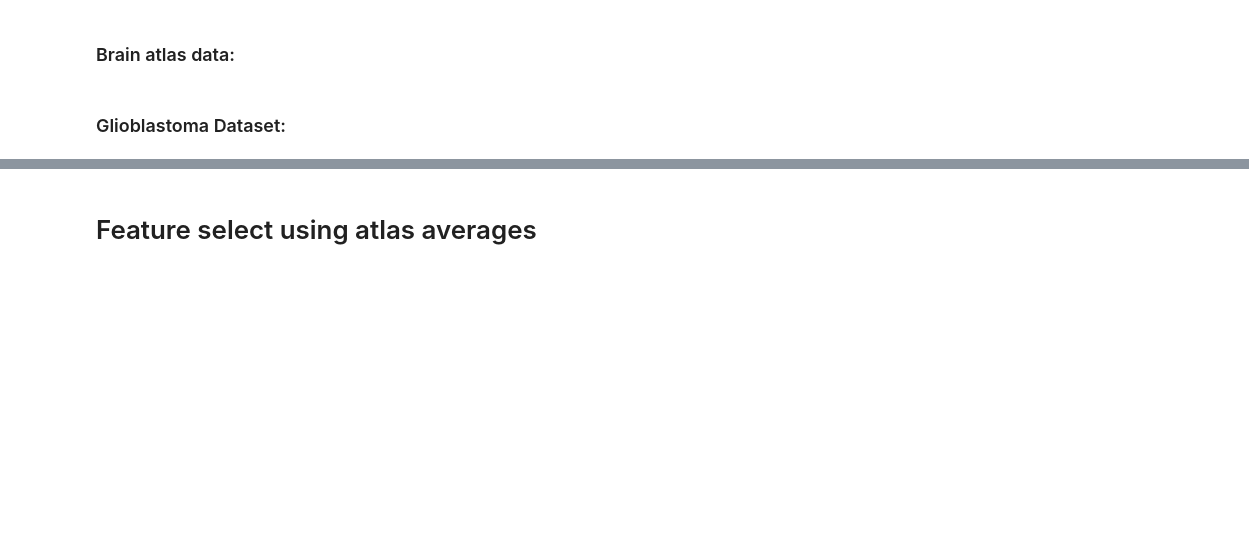
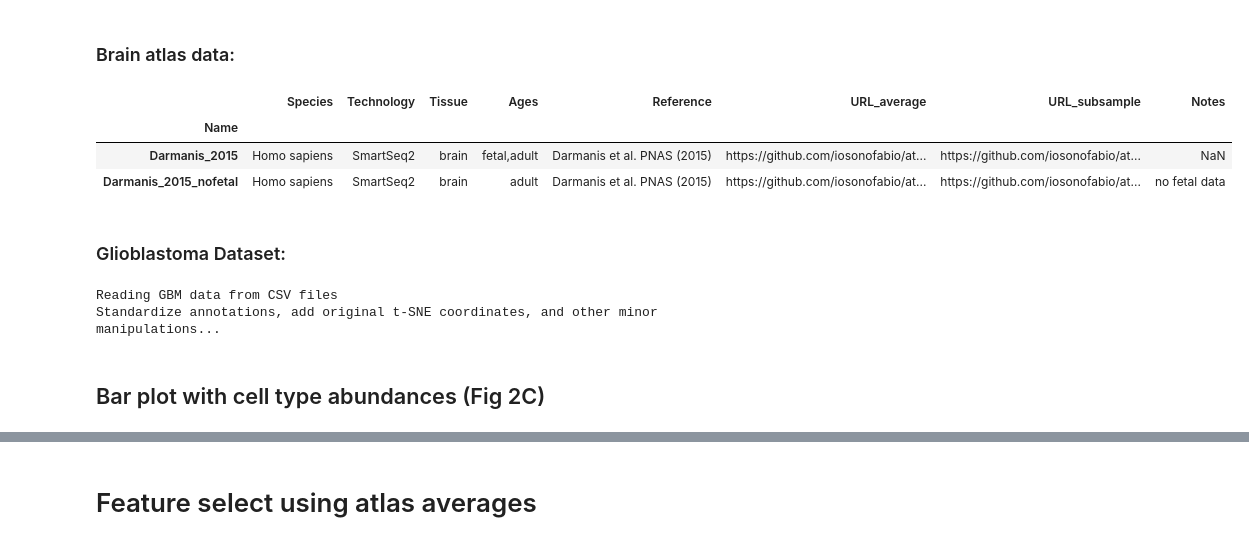
Before and after one commit to BojkArth/northstar_analysis, a Jupyter notebook: Northstar_BrainAtlas.ipynb, the cells around one changed output, grey strips where cells are left out. Drawn from its saved outputs; the diff is of its cells as text; code cells hidden in the pictures; blank space fills up the shorter version.

```diff
--- a/Northstar_BrainAtlas.ipynb
+++ b/Northstar_BrainAtlas.ipynb
@@ -26,9 +38,14 @@ import get_timestamp as time
 # %% [markdown]
 ### Brain atlas data:
 # %%
-no = noa.northstar.fetch_atlas.AtlasFetcher()
+no = northstar.fetch_atlas.AtlasFetcher()
 AT = no.list_atlases()
 AT[AT.index.str.contains('Darmanis')]
+# %% [output]
+|  | Species | Technology | Tissue | Ages | Reference | URL_average | URL_subsample | Notes |
+| Name |  |  |  |  |  |  |  |  |
+| Darmanis_2015 | Homo sapiens | SmartSeq2 | brain | fetal,adult | Darmanis et al. PNAS (2015) | https://github.com/iosonofabio/at... | https://github.com/iosonofabio/at... | NaN |
+| Darmanis_2015_nofetal | Homo sapiens | SmartSeq2 | brain | adult | Darmanis et al. PNAS (2015) | https://github.com/iosonofabio/at... | https://github.com/iosonofabio/at... | no fetal data |
 # %%
 atlas_avg = no.fetch_atlas('Darmanis_2015_nofetal',kind='average') # fetch average gene expression without fetal cells
 atlas_sub = no.fetch_atlas('Darmanis_2015_nofetal',kind='subsample') # fetch random subset of cells per class (without fetal cells)
@@ -39,11 +56,13 @@ atlas_sub_counttable = atlas_sub['counts']
 # %% [markdown]
 ### Glioblastoma Dataset:
 # %%
-#savedir_init = '/home/bojk/Data/SA_data/' #linux
-savedir_init = '/Users/bojk/Google Drive/QuakeLab/NorthStar/' # mac
-loaddir = savedir_init+'GBM_data_and_metadata/'
+# GBM data folder
+gbmdir = savedir_init+'GBM_data_and_metadata/'
+
 # only download if this is the first time running this notebook:
-if not os.path.exists(loaddir):
+if not os.path.exists(gbmdir):
+    print('Downloading GBM raw data...')
+
     #darmanis glioblastoma (GBM) dataset (to annotate based on brain atlas)
     url = 'http://storage.googleapis.com/gbmseqrawdata/rawData.zip'
 
@@ -58,8 +77,11 @@ if not os.path.exists(loaddir):
     for f in files:
         print(f)
 
+    print('Extracting GBM data from ZIP archive...')
     for item in [1,2,3,4]:
         zipfile.extract(files[item],path=savedir_init)
+
+    print('Reading GBM data from CSV files')
     GBM_count_path = savedir_init+files[4]
     GBM_counttable = pd.read_csv(GBM_count_path,sep=' ',index_col=0)
     GBM_meta = pd.read_csv(savedir_init+files[2],sep=' ',index_col=0)
@@ -68,19 +90,33 @@ if not os.path.exists(loaddir):
     GBMmeta2= pd.read_excel(savedir_init+files[3],index_col=0,header=19,sep=' ')[:3589] # read from xls file
 
 else:
-    GBMtsne = pd.read_csv(loaddir+'GBM_TSNE.csv',sep=' ',index_col=0)
-    GBM_meta = pd.read_csv(loaddir+'GBM_metadata.csv',sep=' ',index_col=0)
-    GBMmeta2= pd.read_excel(loaddir+'GEO_upload/spyros.darmanis_metadata_GBM.xls',index_col=0,header=19,sep=' ')[:3589]
-    GBM_counttable = pd.read_csv(loaddir+'GBM_raw_gene_counts.csv',sep=' ',index_col=0)
+    print('Reading GBM data from CSV files')
+    GBMtsne = pd.read_csv(gbmdir+'GBM_TSNE.csv',sep=' ',index_col=0)
+    GBM_meta = pd.read_csv(gbmdir+'GBM_metadata.csv',sep=' ',index_col=0)
+    GBMmeta2= pd.read_excel(gbmdir+'GEO_upload/spyros.darmanis_metadata_GBM.xls',index_col=0,header=19,sep=' ')[:3589]
+    GBM_counttable = pd.read_csv(gbmdir+'GBM_raw_gene_counts.csv',sep=' ',index_col=0)
 
+print('Standardize annotations, add original t-SNE coordinates, and other minor manipulations...')
 GBM_meta = GBM_meta.join(GBMtsne)
 GBM_meta = GBM_meta.join(GBMmeta2['characteristics: cell type'])
 GBM_meta.rename(index=str,columns={'characteristics: cell type':'Cell_type2'},inplace=True)
 
 # correct spelling and systematize cell types
-name_lut = {'Astocyte':'Astrocyte','microglia':'Microglia','Vascular':'Endothelial'
-       ,'Astrocytes':'Astrocyte','Oligodendrocyte':'Oligodendrocyte','Neurons':'Neuron'
-       ,'Neoplastic':'Neoplastic','Immune cell':'Immune cell','OPC':'OPC','Neuron':'Neuron'}
+name_lut = {
+    'Astocyte': 'Astrocyte',
+    'microglia': 'Microglia',
+    'Vascular': 'Endothelial',
+    'Astrocytes': 'Astrocyte',
+    'Oligodendrocyte': 'Oligodendrocyte',
+    'Neurons': 'Neuron',
+    'Neoplastic': 'Neoplastic',
+    'Immune cell': 'Immune cell',
+    'OPC': 'OPC',
+    'Neuron':'Neuron',
+}
 GBM_meta['Cell_type'] = GBM_meta['Cell_type2'].map(name_lut)
 atlas_avg_metadata.rename(index=name_lut,inplace=True)
 atlas_avg_counttable.rename(columns=name_lut,inplace=True)
+# %% [output]
+Reading GBM data from CSV files
+Standardize annotations, add original t-SNE coordinates, and other minor manipulations...
@@ -96,3 +123,5 @@ if not os.path.exists(os.path.dirname(savedir)):
+# %% [markdown]
+## Bar plot with cell type abundances (Fig 2C)
 # %%
 f,ax = plt.subplots(figsize=(6,5))
 keys = atlas_avg_metadata.sort_index().index#sort_values('number_of_cells',ascending=False).index
```
Also changed, not shown: parts of 34 cells of this notebook, 4 other files.
